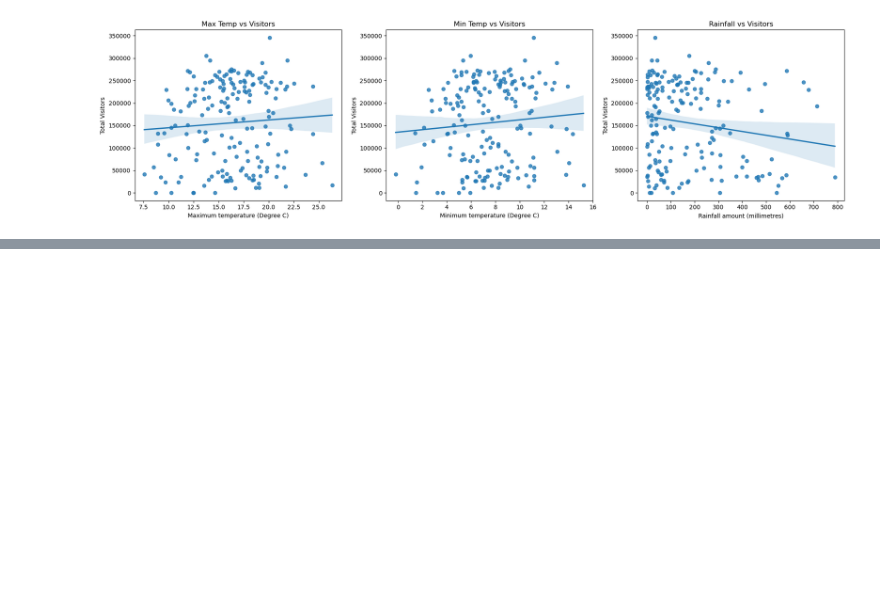
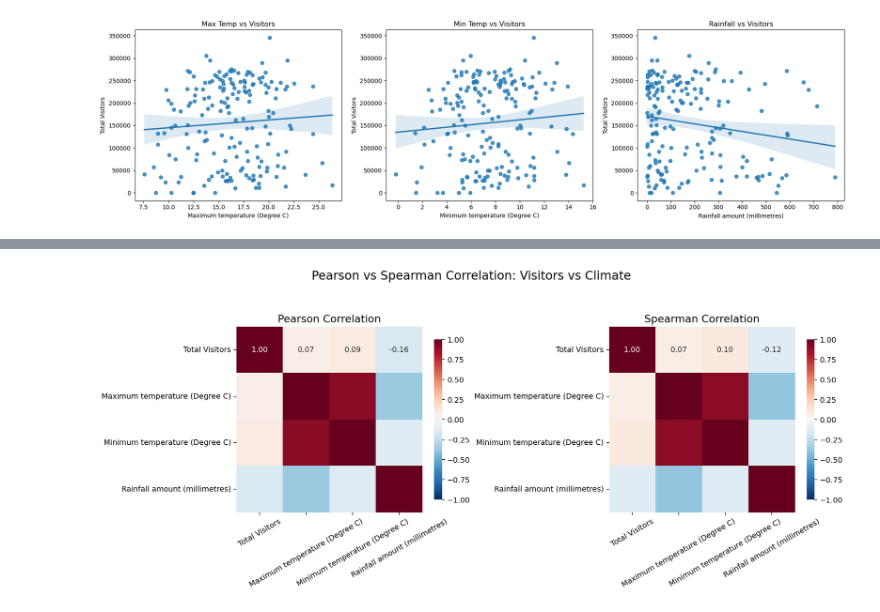
Before and after one commit to bsunjaya/Azycon, a Jupyter notebook: EDA.ipynb, the cells around one changed output, grey strips where cells are left out. Saved outputs shown, nothing was run; the diff lists cells and outputs as text; code cells hidden in the pictures; blank space fills up the shorter version.

```diff
--- a/EDA.ipynb
+++ b/EDA.ipynb
@@ -202,6 +202,4 @@ weekly_climate = climate_df.groupby(["Year","Week"]).agg({
 merged_df = pd.merge(visitation_df, weekly_climate, on=["Year","Week"], how="inner")
 # %%
 #Calculate total visitors
-resort_cols = ["Mt. Baw Baw","Mt. Stirling","Mt. Hotham","Falls Creek",
-               "Mt. Buller","Selwyn","Thredbo","Perisher","Charlotte Pass"]
-merged_df["Total Visitors"] = merged_df[resort_cols].sum(axis=1)
+merged_df["Total Visitors"] = merged_df[RESORT_COLS].sum(axis=1)
@@ -239,0 +269,48 @@ plt.show()
+# %%
+def corr_compare_heatmaps(df, cols, title="Pearson vs Spearman Correlation: Visitors vs Climate"):
+    df = df.copy()
+    df.rename(columns=lambda s: s.strip(), inplace=True)
+    df = df[cols].apply(pd.to_numeric, errors="coerce")
+
+    pearson_corr  = df.corr(method="pearson")
+    spearman_corr = df.corr(method="spearman")
+
+    # set the size of the plot
+    fig, axes = plt.subplots(1, 2, figsize=(14,6))
+
+    # Color scale is fixed at -1 to 1
+    vmin, vmax = -1, 1
+
+    # Pearson
+    sns.heatmap(
+        pearson_corr, annot=True, fmt=".2f", cmap="RdBu_r",
+        vmin=vmin, vmax=vmax, square=True, cbar=True,
+        cbar_kws={"shrink":0.7}, ax=axes[0]
+    )
+    axes[0].set_title("Pearson Correlation", fontsize=14)
+    axes[0].tick_params(axis='x', rotation=30)
+    axes[0].tick_params(axis='y', rotation=0)
+
+    # Spearman
+    sns.heatmap(
+        spearman_corr, annot=True, fmt=".2f", cmap="RdBu_r",
+        vmin=vmin, vmax=vmax, square=True, cbar=True,
+        cbar_kws={"shrink":0.7}, ax=axes[1]
+    )
+    axes[1].set_title("Spearman Correlation", fontsize=14)
+    axes[1].tick_params(axis='x', rotation=30)
+    axes[1].tick_params(axis='y', rotation=0)
+
+    plt.suptitle(title, fontsize=16, y=1.02)
+    plt.tight_layout()
+    plt.show()
+# apply
+cols = [
+    "Total Visitors",
+    "Maximum temperature (Degree C)",
+    "Minimum temperature (Degree C)",
+    "Rainfall amount (millimetres)"
+]
+corr_compare_heatmaps(merged_df, cols)
+# %% [output]
+[figure, added]
```
Also changed, not shown: parts of 8 cells of this notebook.
